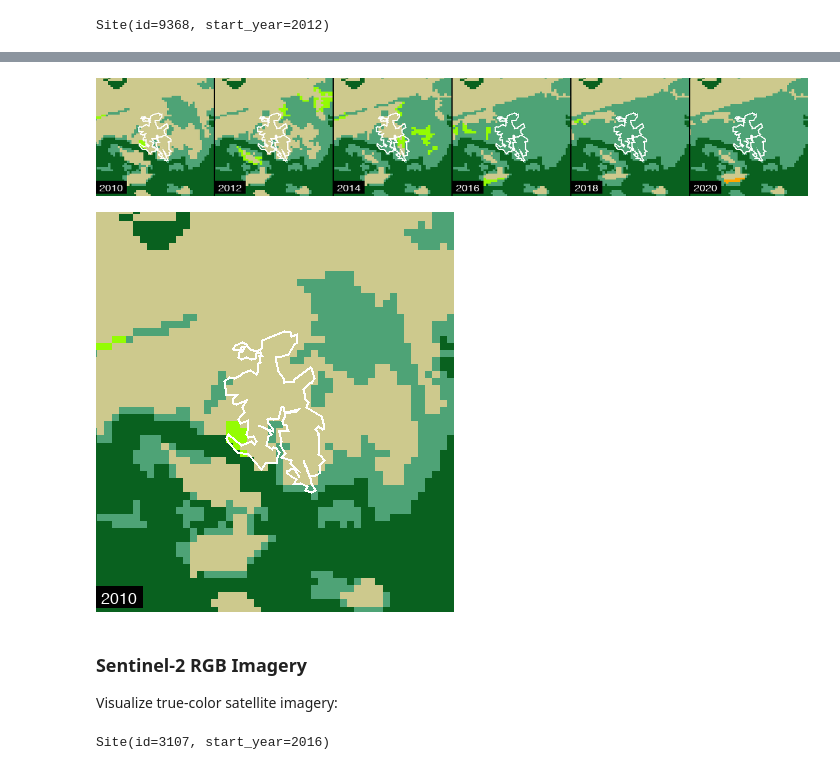
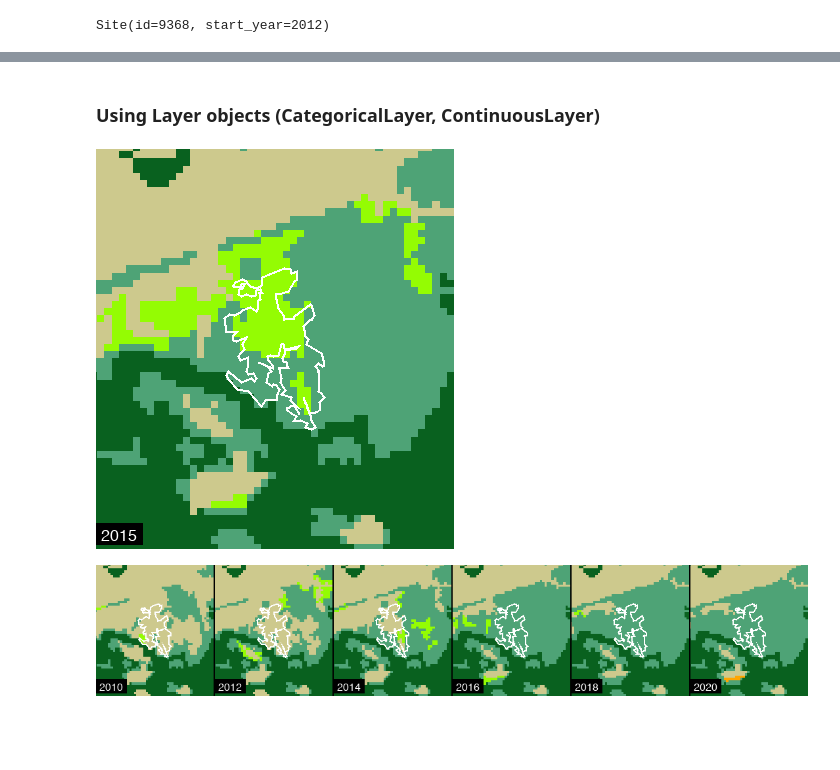
Before and after one commit to aliceheiman/gee-polygons, a Jupyter notebook: nbs/05_visualize.ipynb, the cells around one changed output, grey strips where cells are left out. Drawn from its saved outputs; the diff is of its cells as text; code cells hidden in the pictures; blank space fills up the shorter version.

```diff
--- a/nbs/05_visualize.ipynb
+++ b/nbs/05_visualize.ipynb
@@ -32,14 +31,20 @@ Configuration for how layers should be visualized.
 class VisParams:
     """Visualization parameters for rendering layers.
 
-    For categorical layers, use palette.
-    For continuous layers, use min/max and palette.
-    For RGB imagery, use bands and min/max.
+    Examples:
+        # For single-band continuous data (NDVI, temperature)
+        VisParams(min=-0.2, max=0.8, palette=['red', 'yellow', 'green'])
+
+        # For RGB composites
+        VisParams(min=0, max=0.3, bands=['B4', 'B3', 'B2'], gamma=1.4)
+
+        # For categorical data
+        VisParams(min=0, max=7, palette=['#111', '#ccc', '#0f0', ...])
     """
     min: Optional[float] = None
     max: Optional[float] = None
     palette: Optional[list[str]] = None
-    bands: Optional[list[str]] = None  # For RGB composites
+    bands: Optional[list[str]] = None
     gamma: Optional[float] = None
 
     def to_dict(self) -> dict:
@@ -56,9 +61,3 @@ class VisParams:
         if self.gamma is not None:
             d['gamma'] = self.gamma
         return d
-
-
-# Common visualization presets
-NDVI_VIS = VisParams(min=-0.2, max=0.8, palette=['#d73027', '#f46d43', '#fdae61', '#fee08b', '#d9ef8b', '#a6d96a', '#66bd63', '#1a9850'])
-EVI_VIS = VisParams(min=0, max=0.6, palette=['#d73027', '#f46d43', '#fdae61', '#fee08b', '#d9ef8b', '#a6d96a', '#66bd63', '#1a9850'])
-SENTINEL_RGB_VIS = VisParams(min=0, max=0.3, bands=['B4', 'B3', 'B2'])
@@ -1001,43 +520,30 @@ img
+# %% [markdown]
+### Using Layer objects (CategoricalLayer, ContinuousLayer)
 # %%
-# Create a timestrip showing multiple years
-export_timestrip(
+# Render a categorical layer
+img = render_site_layer(
     site=site,
     layer=MAPBIOMAS_DEFREG,
-    output_path='../outputs/site_9368_timestrip.png',
-    years=[2010, 2012, 2014, 2016, 2018, 2020],
+    year=2015,
     buffer_m=500,
-    tile_size=200,
-    show_boundary=True
+    dimensions=400,
+    label='2015'
 )
-
-# Display the result
-from IPython.display import Image as IPImage
-IPImage('../outputs/site_9368_timestrip.png')
+img
 # %% [output]
-[figure, old version]
+[figure, new version]
 # %%
-# Create an animated GIF
-export_gif(
+# Export as timestrip
+export_layer_timestrip(
     site=site,
     layer=MAPBIOMAS_DEFREG,
-    output_path='../outputs/site_9368_timelapse.gif',
-    years=list(range(2010, 2021)),
+    output_path='../outputs/defreg_timestrip.png',
+    years=[2010, 2012, 2014, 2016, 2018, 2020],
     buffer_m=500,
-    dimensions=400,
-    duration_ms=500
+    tile_size=200
 )
 
-# Display the GIF
-IPImage('../outputs/site_9368_timelapse.gif')
+from IPython.display import Image as IPImage
+IPImage('../outputs/defreg_timestrip.png')
 # %% [output]
-[figure, old version]
+[figure, new version]
-# %% [markdown]
-### Sentinel-2 RGB Imagery
-
-Visualize true-color satellite imagery:
-# %%
-# Load a site
-site = sites[0]
-print(site)
-# %% [output]
-Site(id=3107, start_year=2016)
```
Also changed, not shown: parts of 44 cells of this notebook, 10 other files.
